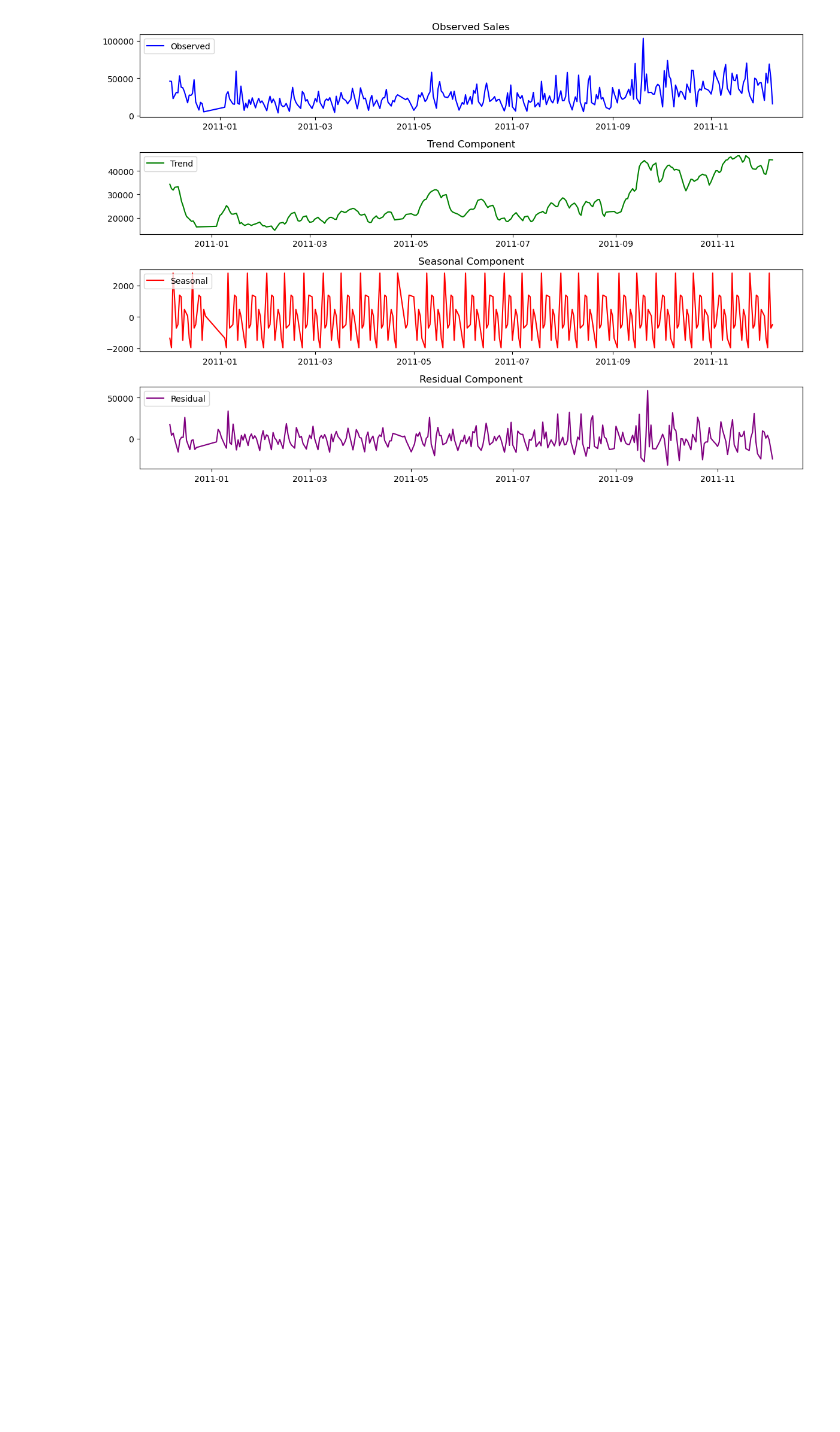
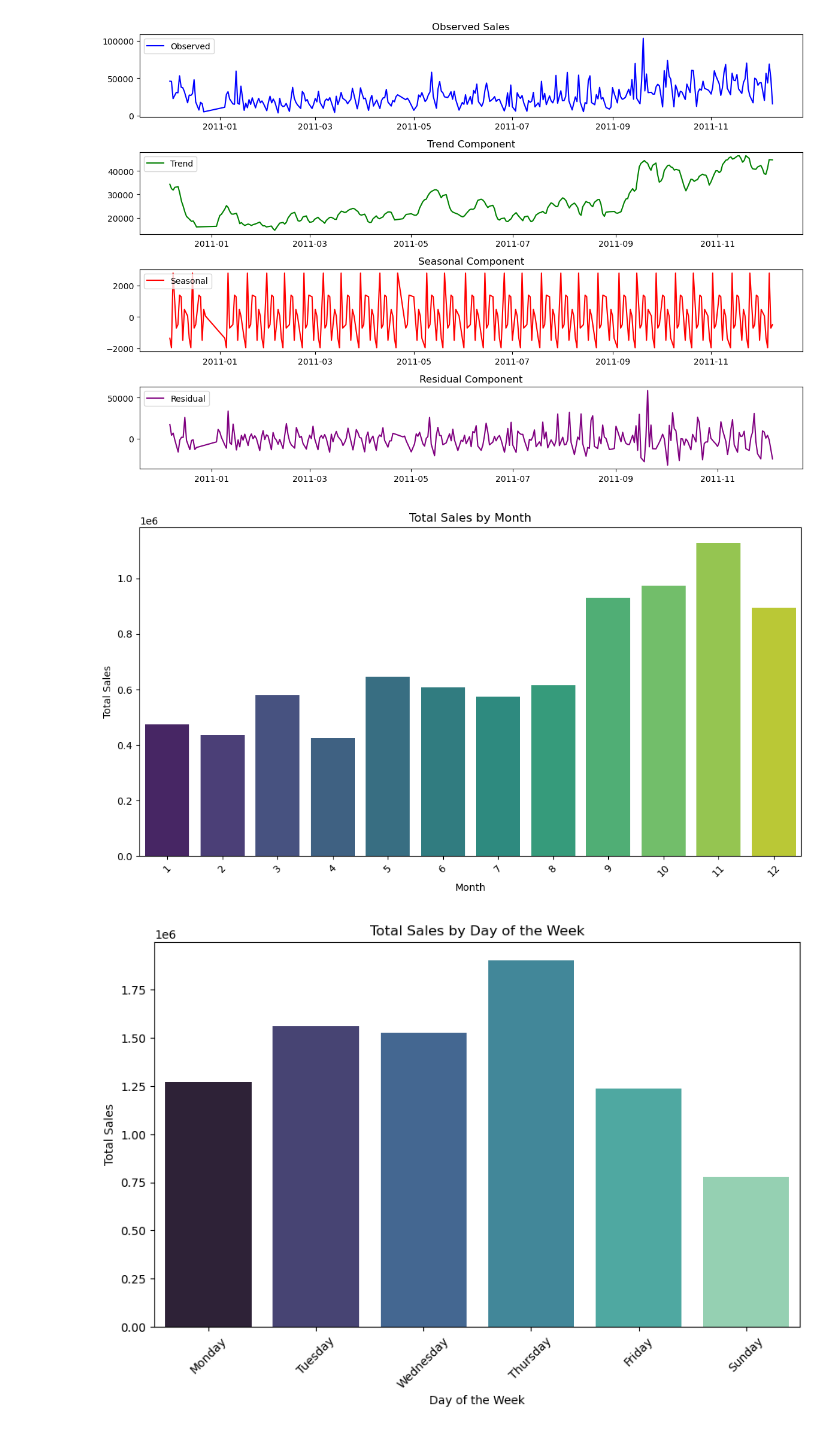
Before and after one commit to faisal8373/data-analysis, a Jupyter notebook: exploratory data analysis/online_retail/online_retail.ipynb, the cells around one changed output. Saved outputs shown, nothing was run; the diff lists cells and outputs as text; code cells hidden in the pictures; blank space fills up the shorter version.

```diff
--- a/exploratory data analysis/online_retail/online_retail.ipynb
+++ b/exploratory data analysis/online_retail/online_retail.ipynb
@@ -50,5 +51,2 @@ import time
 # %%
-start = time.time()
 df = pd.read_excel("Online Retail.xlsx")
-end = time.time()
-print(end-start)
@@ -246,3 +246,45 @@ plt.tight_layout()
 plt.show()
 # %% [output]
 [figure]
+# %%
+
+
+# Assuming df is your DataFrame
+
+# Convert "InvoiceDate" to a datetime object
+df['InvoiceDate'] = pd.to_datetime(df['InvoiceDate'])
+
+# Extract month and day of the week from the "InvoiceDate"
+df['Month'] = df['InvoiceDate'].dt.month
+df['DayOfWeek'] = df['InvoiceDate'].dt.dayofweek
+
+# Group data by month and calculate total sales per month
+monthly_sales = df.groupby('Month')['TotalRevenue'].sum().reset_index()
+
+# Group data by day of the week and calculate total sales per day
+day_names = ['Monday', 'Tuesday', 'Wednesday', 'Thursday', 'Friday', 'Saturday', 'Sunday']
+daily_sales = df.groupby('DayOfWeek')['TotalRevenue'].sum().reset_index()
+daily_sales['DayOfWeek'] = daily_sales['DayOfWeek'].map(dict(enumerate(day_names)))
+
+# Create plots to visualize sales trends
+
+# Bar plot for sales by month
+plt.figure(figsize=(12, 6))
+sns.barplot(x='Month', y='TotalRevenue', data=monthly_sales, palette='viridis')
+plt.title('Total Sales by Month')
+plt.xlabel('Month')
+plt.ylabel('Total Sales')
+plt.xticks(rotation=45)
+plt.show()
+
+# Bar plot for sales by day of the week
+plt.figure(figsize=(10, 6))
+sns.barplot(x='DayOfWeek', y='TotalRevenue', data=daily_sales, palette='mako')
+plt.title('Total Sales by Day of the Week')
+plt.xlabel('Day of the Week')
+plt.ylabel('Total Sales')
+plt.xticks(rotation=45)
+plt.show()
+# %% [output]
+[figure, added]
+[figure, added]
```
Also changed, not shown: parts of 9 cells of this notebook.
